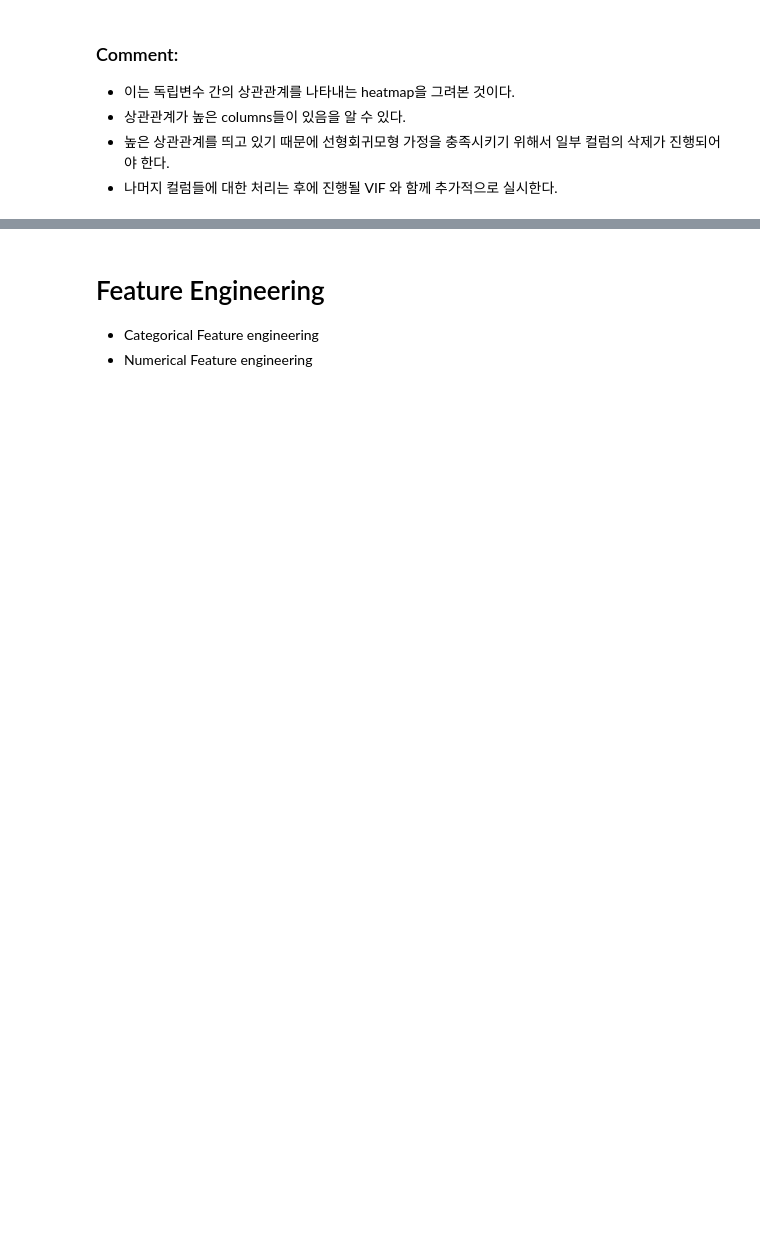
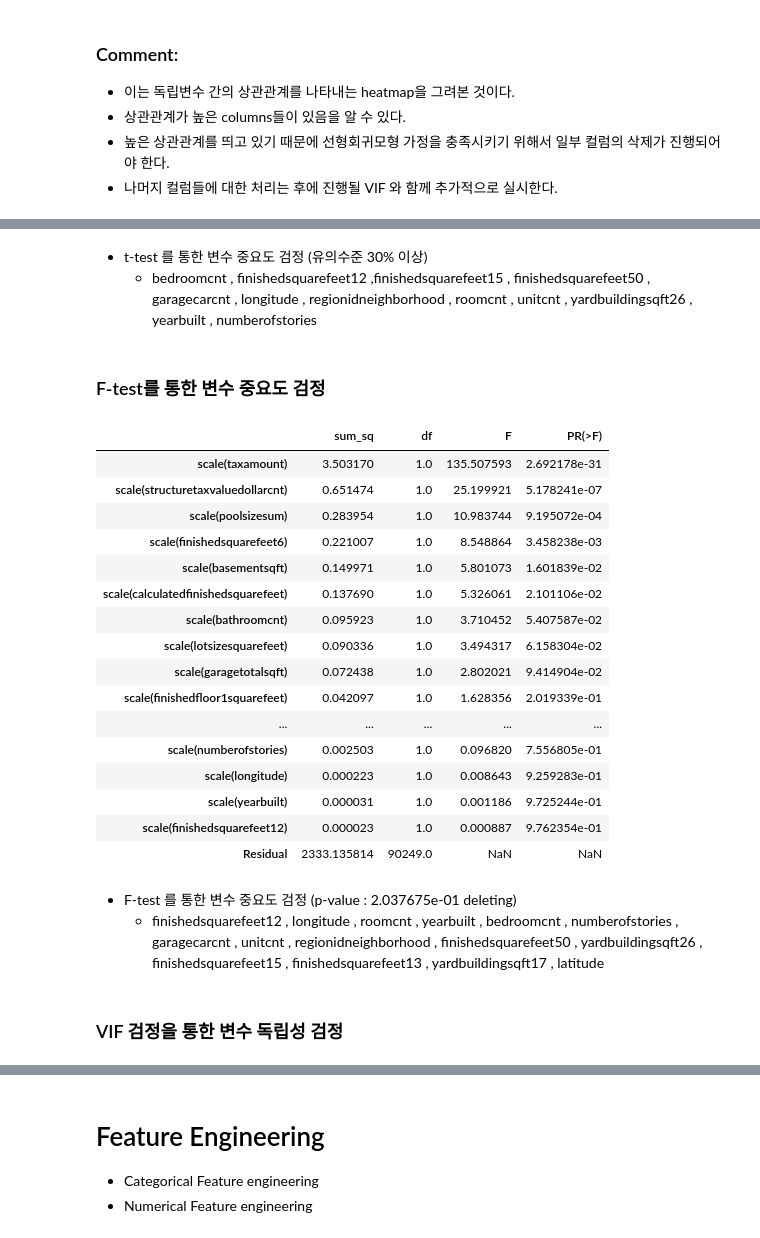
Before and after one commit to hskimim/data-analysis-tutorial, a Jupyter notebook: zillow_prize_estimation/Overall_test.ipynb, the cells around one changed output, grey strips where cells are left out. Drawn from its saved outputs; the diff is of its cells as text; code cells hidden in the pictures; blank space fills up the shorter version.

```diff
--- a/zillow_prize_estimation/Overall_test.ipynb
+++ b/zillow_prize_estimation/Overall_test.ipynb
@@ -218,0 +227,4 @@ plt.show()
+# %%
+train_n = train_df[numerical_features]
+train_n = sm.add_constant(train_n)
+len(train_n.columns)
@@ -218,0 +271,30 @@ plt.show()
+# %% [markdown]
+- t-test 를 통한 변수 중요도 검정 (유의수준 30% 이상)
+    - bedroomcnt , finishedsquarefeet12 ,finishedsquarefeet15 , finishedsquarefeet50 , garagecarcnt , longitude , regionidneighborhood , roomcnt , unitcnt , yardbuildingsqft26 , yearbuilt , numberofstories
+# %% [markdown]
+### F-test를 통한 변수 중요도 검정
+# %%
+sm.stats.anova_lm(result1_1_formula, typ=2).sort_values('PR(>F)')
+# %% [output]
+|  | sum_sq | df | F | PR(>F) |
+| scale(taxamount) | 3.503170 | 1.0 | 135.507593 | 2.692178e-31 |
+| scale(structuretaxvaluedollarcnt) | 0.651474 | 1.0 | 25.199921 | 5.178241e-07 |
+| scale(poolsizesum) | 0.283954 | 1.0 | 10.983744 | 9.195072e-04 |
+| scale(finishedsquarefeet6) | 0.221007 | 1.0 | 8.548864 | 3.458238e-03 |
+| scale(basementsqft) | 0.149971 | 1.0 | 5.801073 | 1.601839e-02 |
+| scale(calculatedfinishedsquarefeet) | 0.137690 | 1.0 | 5.326061 | 2.101106e-02 |
+| scale(bathroomcnt) | 0.095923 | 1.0 | 3.710452 | 5.407587e-02 |
+| scale(lotsizesquarefeet) | 0.090336 | 1.0 | 3.494317 | 6.158304e-02 |
+| scale(garagetotalsqft) | 0.072438 | 1.0 | 2.802021 | 9.414904e-02 |
+| scale(finishedfloor1squarefeet) | 0.042097 | 1.0 | 1.628356 | 2.019339e-01 |
+| ... | ... | ... | ... | ... |
+| scale(numberofstories) | 0.002503 | 1.0 | 0.096820 | 7.556805e-01 |
+| scale(longitude) | 0.000223 | 1.0 | 0.008643 | 9.259283e-01 |
+| scale(yearbuilt) | 0.000031 | 1.0 | 0.001186 | 9.725244e-01 |
+| scale(finishedsquarefeet12) | 0.000023 | 1.0 | 0.000887 | 9.762354e-01 |
+| Residual | 2333.135814 | 90249.0 | NaN | NaN |
+# %% [markdown]
+- F-test 를 통한 변수 중요도 검정 (p-value : 2.037675e-01 deleting)
+    - finishedsquarefeet12 , longitude , roomcnt , yearbuilt , bedroomcnt , numberofstories , garagecarcnt , unitcnt , regionidneighborhood , finishedsquarefeet50 , yardbuildingsqft26 , finishedsquarefeet15  , finishedsquarefeet13 , yardbuildingsqft17 , latitude
+# %% [markdown]
+### VIF 검정을 통한 변수 독립성 검정
```
Also changed, not shown: parts of 80 cells of this notebook, 2 other files.
